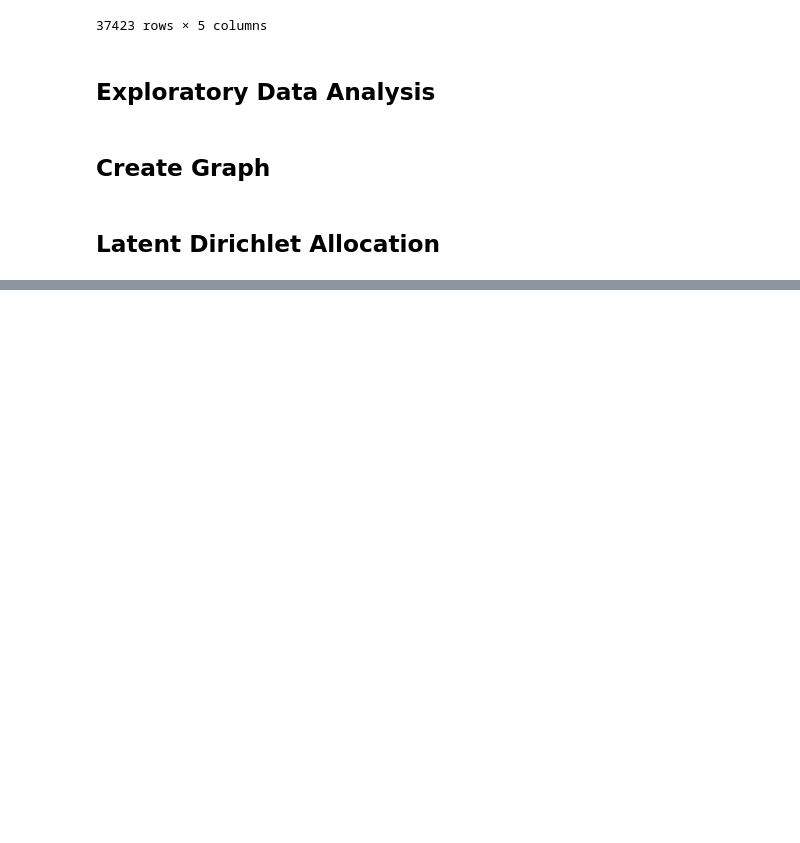
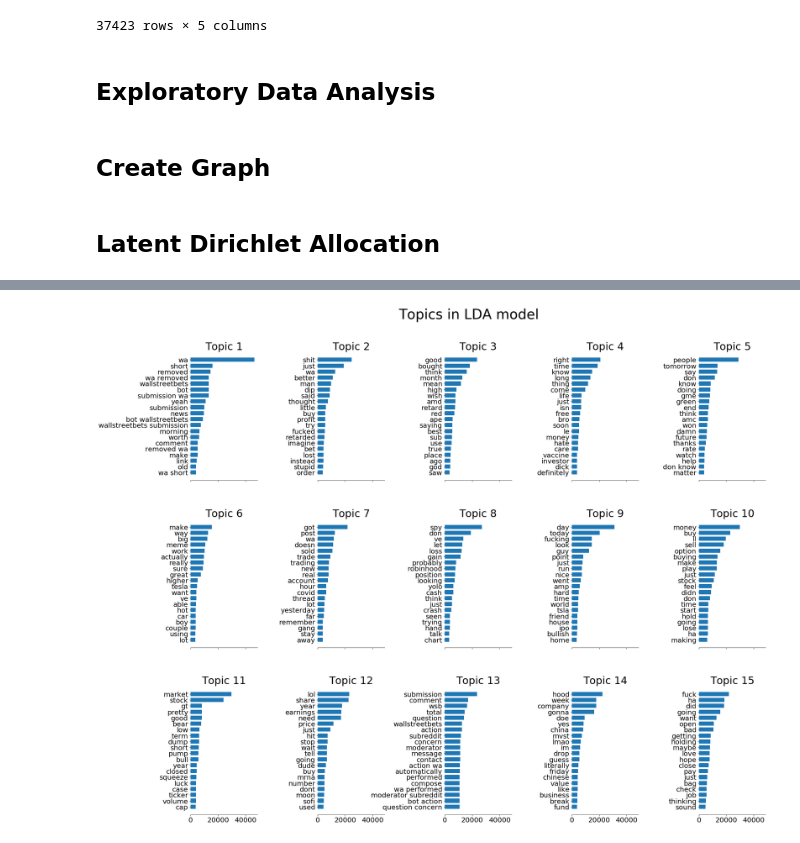
Before and after one commit to mustafaburny/dse203_final_project, a Jupyter notebook: DSE230 - Final Project - Reddit_Stock Conversations Graph.ipynb, the cells around one changed output, grey strips where cells are left out. Cells and saved outputs as stored; diff of their text form; code cells hidden in the pictures; blank space fills up the shorter version.

```diff
--- a/DSE230 - Final Project - Reddit_Stock Conversations Graph.ipynb
+++ b/DSE230 - Final Project - Reddit_Stock Conversations Graph.ipynb
@@ -455,0 +241,75 @@ data_samples = data[:n_samples]
+# %%
+# https://scikit-learn.org/stable/auto_examples/applications/plot_topics_extraction_with_nmf_lda.html#sphx-glr-auto-examples-applications-plot-topics-extraction-with-nmf-lda-py
+# Author: Olivier Grisel <olivier.grisel@ensta.org>
+#         Lars Buitinck
+#         Chyi-Kwei Yau <chyikwei.yau@gmail.com>
+# License: BSD 3 clause
+
+n_samples = len(df_comments['body'])
+n_features = 1000
+n_components = 15
+n_top_words = 20
+ngram_range = (1, 2)
+
+
+print("Loading dataset...")
+t0 = time()
+data = df_comments['body'].copy()#.values.tolist()
+data = data[:n_samples].copy()
+
+# Split the documents into tokens.
+tokenizer = RegexpTokenizer(r'\w+')
+for idx in range(len(data)):
+    data[idx] = data[idx].lower()  # Convert to lowercase.
+    data[idx] = tokenizer.tokenize(data[idx])  # Split into words.
+
+# Keep only select parts-of-speech
+data = [[token[0] for token in pos_tag(dat, tagset='universal', lang='eng') if token[1] in ['ADJ', 'ADV', 'NOUN', 'VERB']] for dat in data]
+
+# Remove numbers, but not words that contain numbers.
+data = [[token for token in dat if not token.isnumeric()] for dat in data]
+
+# Remove words that are only one character.
+data = [[token for token in dat if len(token) > 1] for dat in data]
+
+# Lemmatize the documents.
+lemmatizer = WordNetLemmatizer()
+data = [[lemmatizer.lemmatize(token) for token in dat] for dat in data]
+
+# Returning to a list of strings (i.e. Detokenizing) to format for CountVectorizer()
+detokenizer = TreebankWordDetokenizer()
+data = [detokenizer.detokenize(dat) for dat in data]
+print("done in %0.3fs." % (time() - t0))
+
+# Use tf (raw term count) features for LDA.
+# The posts are stripped of common English words, words occurring in only one document
+# or in at least 95% of the documents are removed.
+# n-grams are also formed for inclusion in the analysis
+print("Extracting tf features for LDA...")
+tf_vectorizer = CountVectorizer(
+    max_df=0.95, min_df=2, max_features=n_features, stop_words="english", ngram_range=ngram_range
+)
+t0 = time()
+tf = tf_vectorizer.fit_transform(data)
+print("done in %0.3fs." % (time() - t0))
+
+
+print(
+    "\n" * 2,
+    "Fitting LDA models with tf features, n_samples=%d and n_features=%d..."
+    % (n_samples, n_features),
+)
+lda = LatentDirichletAllocation(
+    n_components=n_components,
+    max_iter=5,
+    learning_method="online",
+    learning_offset=50.0,
+    random_state=0,
+)
+t0 = time()
+lda.fit(tf)
+print("done in %0.3fs." % (time() - t0))
+
+tf_feature_names = tf_vectorizer.get_feature_names()
+plot_top_words(lda, tf_feature_names, n_top_words, "Topics in LDA model")
+# %% [output]
@@ -455,0 +324 @@ data_samples = data[:n_samples]
+[figure, added]
```
Also changed, not shown: parts of 36 cells of this notebook, 4 other files.
